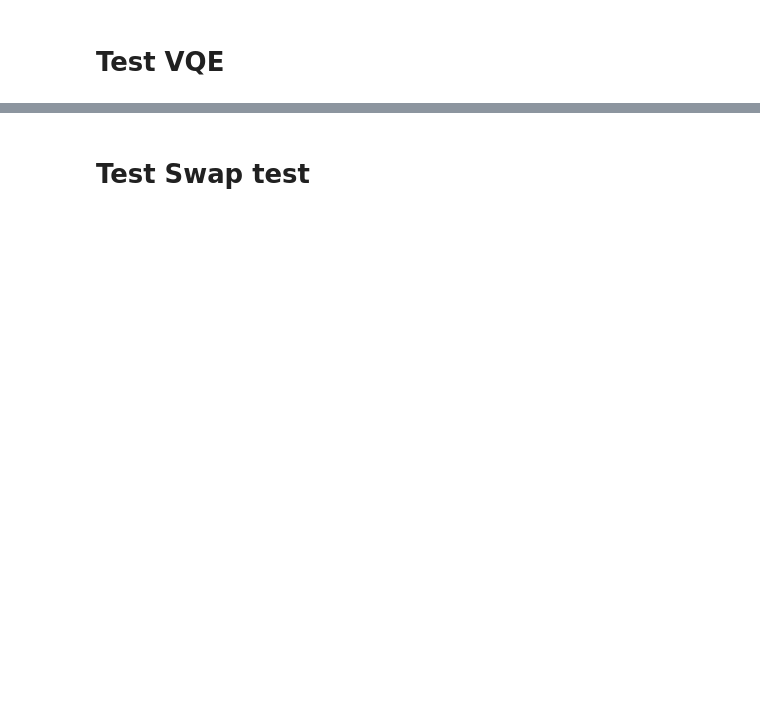
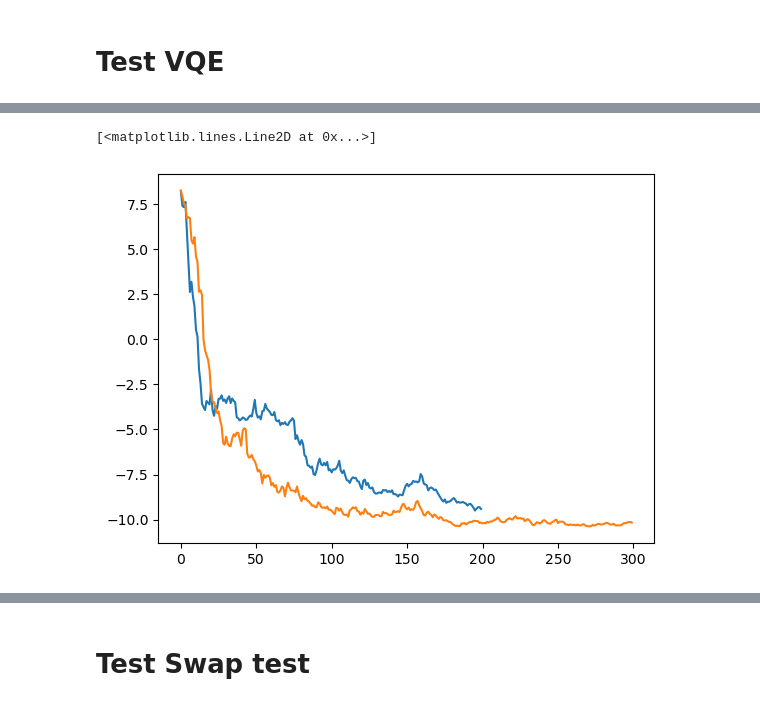
Before and after one commit to nguyenvulinh666/Variational-Quantum-EigeinSolver, a Jupyter notebook: Complete_VQE.ipynb, the cells around one changed output, grey strips where cells are left out. Cells and saved outputs as stored; diff of their text form; code cells hidden in the pictures; blank space fills up the shorter version.

```diff
--- a/Complete_VQE.ipynb
+++ b/Complete_VQE.ipynb
@@ -2623,2 +2497,9 @@ energy = [1,2]
+# %%
+import matplotlib.pyplot as plt
+plt.plot(data)
+plt.plot(data1)
+# %% [output]
+[<matplotlib.lines.Line2D at 0x...>]
+[figure, added]
 # %%
 energy[-1]
```
Also changed, not shown: parts of 168 cells of this notebook.
